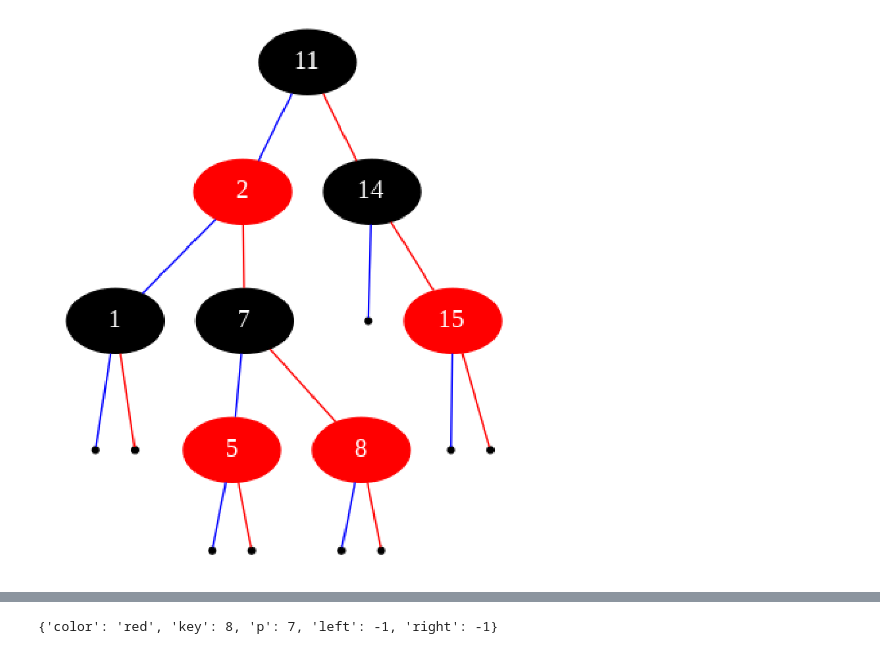
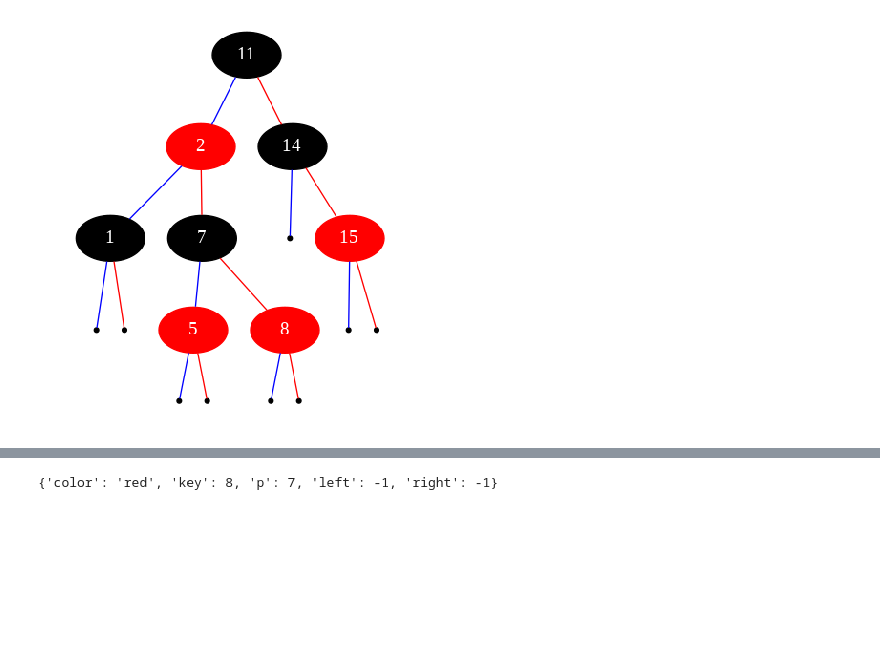
Before and after one commit to everestso/47.53.59, a Jupyter notebook: c174f19tree4.ipynb, the cells around one changed output, grey strips where cells are left out. Cells and saved outputs as stored; diff of their text form; code cells hidden in the pictures; blank space fills up the shorter version.

```diff
--- a/c174f19tree4.ipynb
+++ b/c174f19tree4.ipynb
@@ -65,7 +65,7 @@ def DisplayTreeWalk(G, T, x):
       G.node(str(-1*G.nilCount), shape="point")
       G.edge(str(x.key),str(-1*G.nilCount), label = '', color='red')
 
-def DisplayTree(T):
+def DisplayTree(T, size=(15,15)):
     'Plots a tree'
     G = gv.Graph(filename='graph', format='png')
     G.nilCount = 0
@@ -76,7 +76,7 @@ def DisplayTree(T):
     img=mpimg.imread('graph.png')
 
     fig, ax = plt.subplots(frameon=False)
-    fig.set_size_inches(15,15)
+    fig.set_size_inches(size)
     imgplot = plt.imshow(img)
 
     ax.axis('off')
@@ -194,13 +194,13 @@ DisplayTree(T)
 # %%
 data = [11, 2, 14, 1, 7, 5, 8, 15]
 T = Tree()
 
 for i in data:
   z = Node(i)
   RBTreeInsert(T,z)
-DisplayTree(T)
+DisplayTree(T, (7,7))
 # %% [output]
-[figure, old version]
+[figure, new version]
 # %%
 z = Node(4)
 RBTreeInsert(T, z, False)
```
Also changed, not shown: parts of 3 cells of this notebook.
